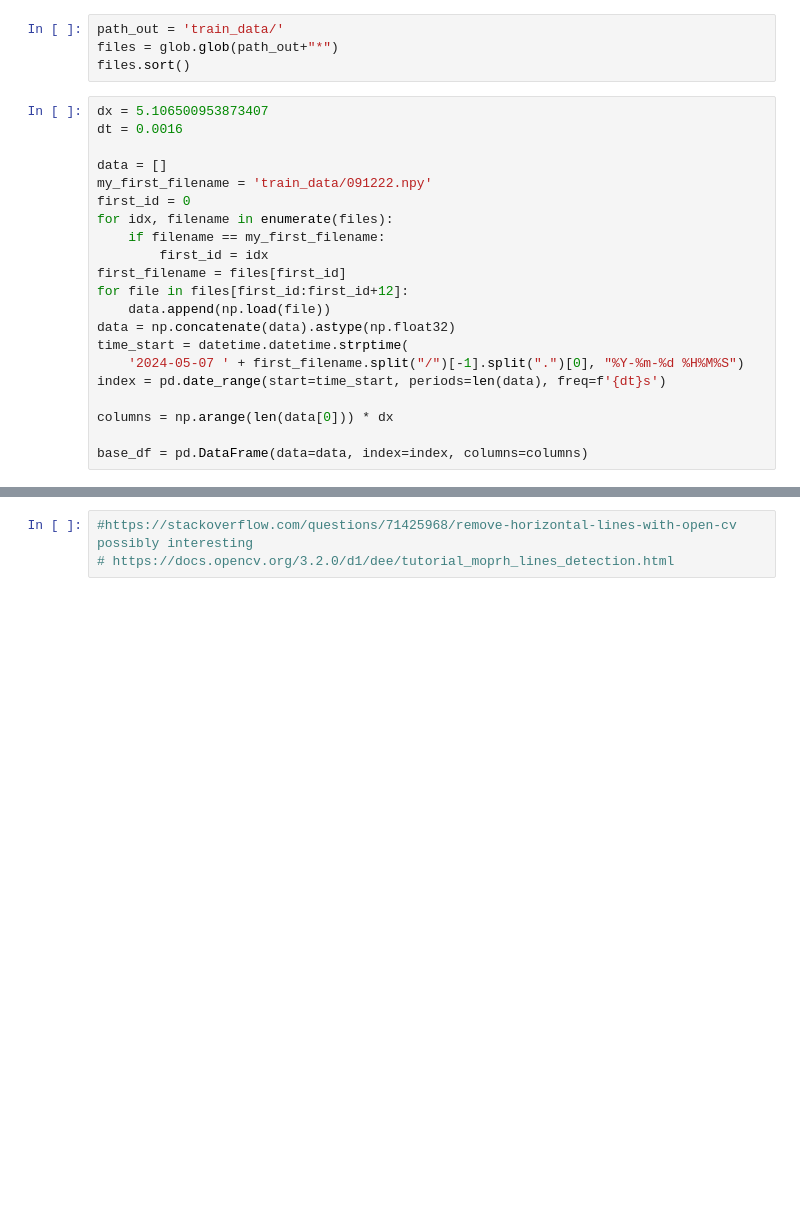
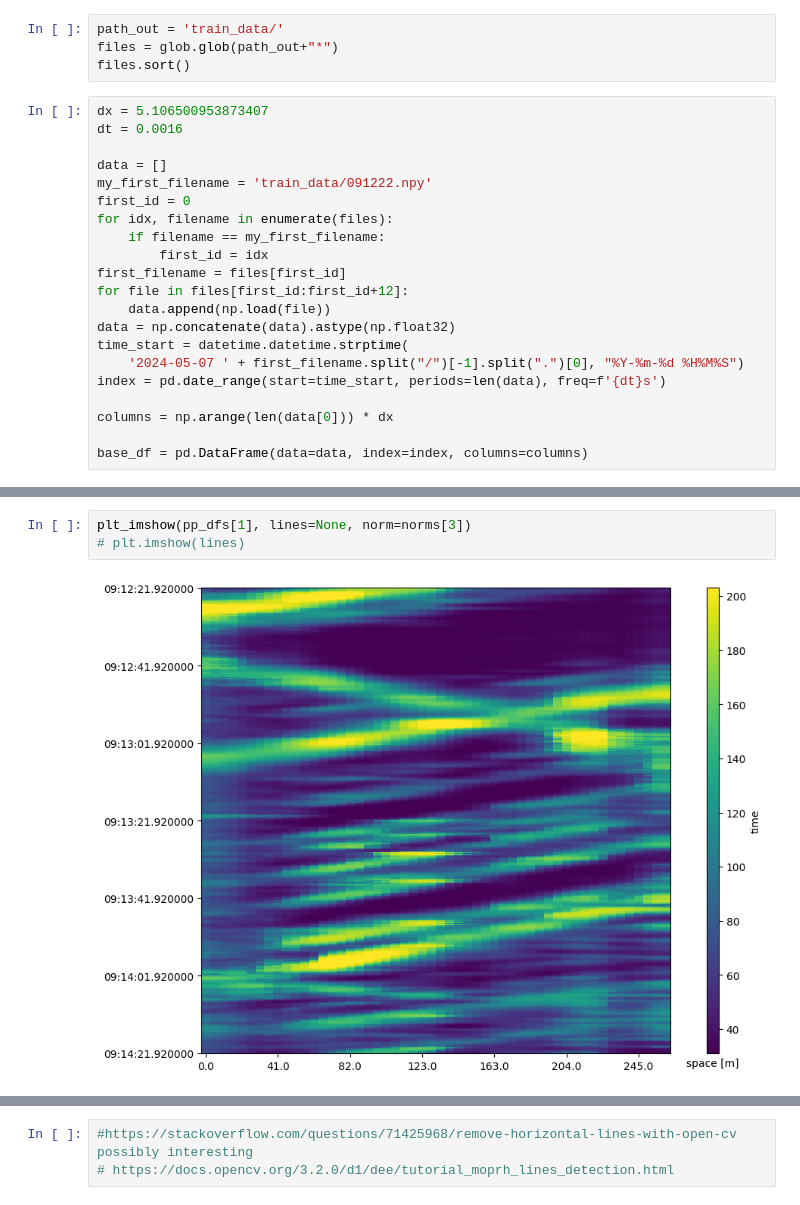
Before and after one commit to csuchorski/object_detection_DAS, a Jupyter notebook: notebook.ipynb, the cells around one changed output, grey strips where cells are left out. Saved outputs shown, nothing was run; the diff lists cells and outputs as text; blank space fills up the shorter version.

```diff
--- a/notebook.ipynb
+++ b/notebook.ipynb
@@ -193,0 +267,5 @@ for df, norm in zip(all_dfs, norms):
+# %%
+plt_imshow(pp_dfs[1], lines=None, norm=norms[3])
+# plt.imshow(lines)
+# %% [output]
+[figure, added]
```
Also changed, not shown: parts of 8 cells of this notebook.
